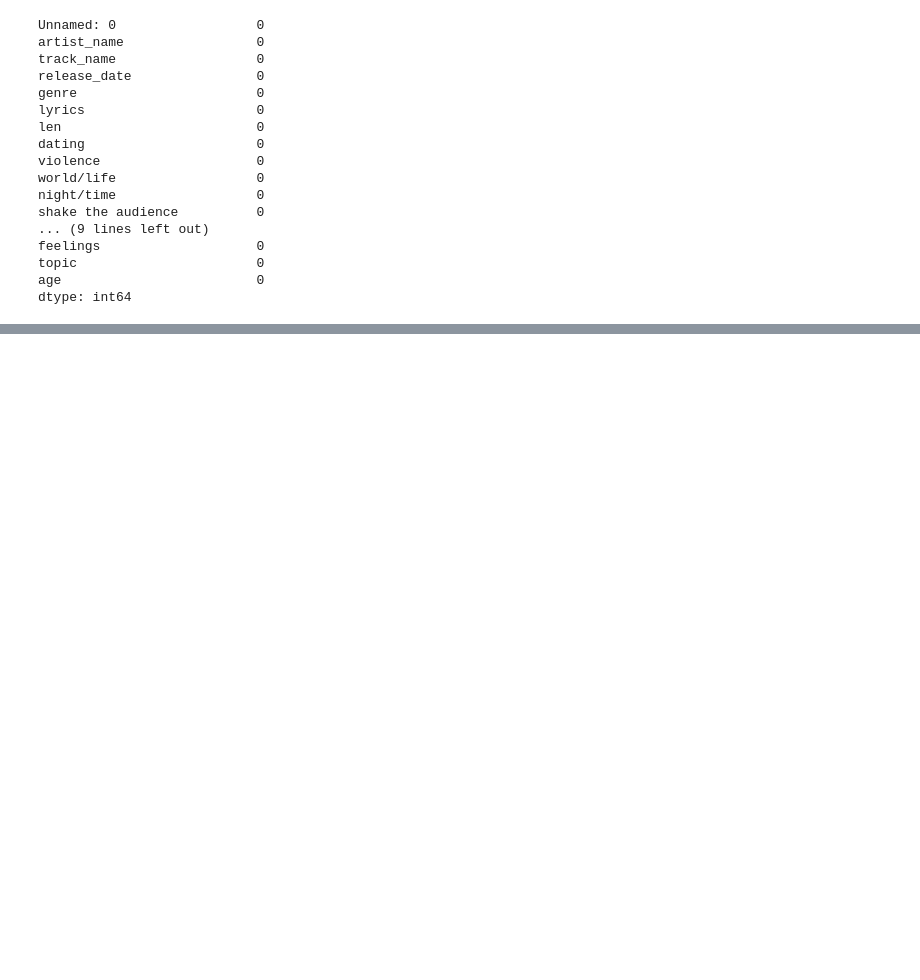
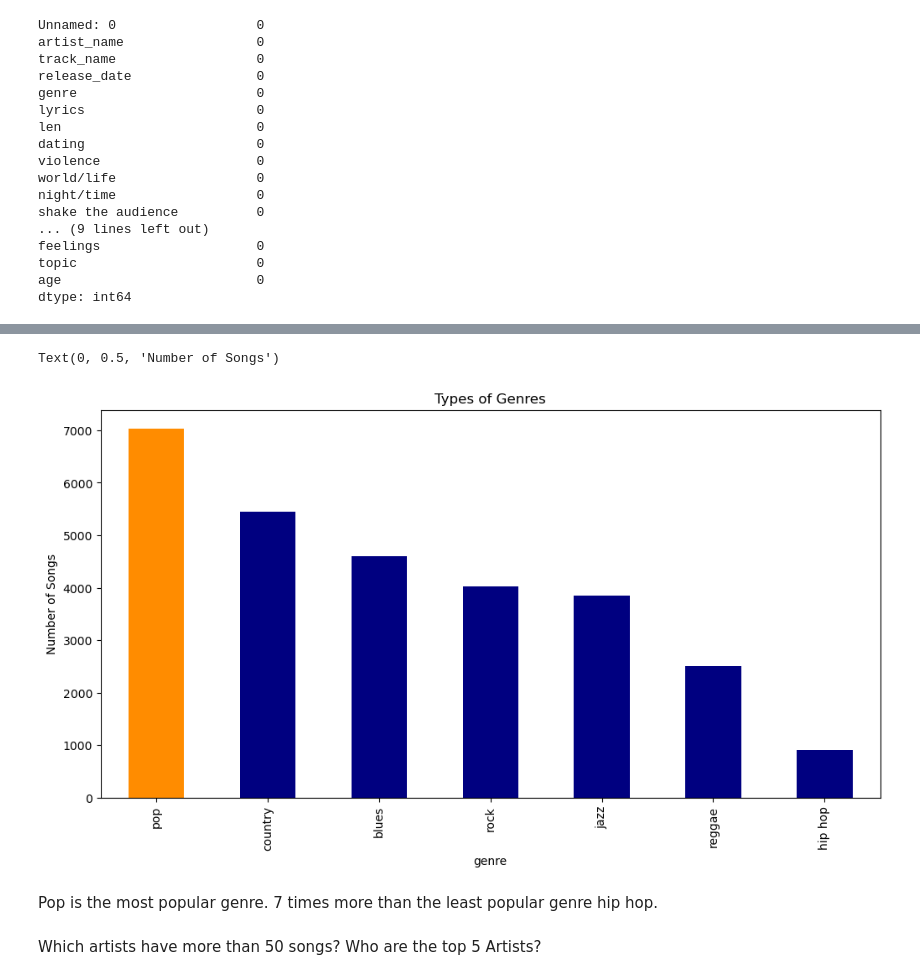
Before and after one commit to khadazhaia/Music-Recommendation-Algorithm, a Jupyter notebook: code/01eda.ipynb, the cells around one changed output, grey strips where cells are left out. Cells and saved outputs as stored; diff of their text form; code cells hidden in the pictures; blank space fills up the shorter version.

```diff
--- a/code/01eda.ipynb
+++ b/code/01eda.ipynb
@@ -127,0 +147,3 @@ dtype: int64
+# %%
+genres = music_df["genre"].value_counts()
+genres
@@ -127,0 +160,18 @@ dtype: int64
+# %%
+most_popular = genres.max()
+
+# Assign colors: orange for the max value, blue for others
+colors = ["darkorange" if count == most_popular  else "navy" for count in genres]
+
+# Plot the types of genres
+plt.figure(figsize=(12, 6))
+genres.plot(kind='bar', color=colors)
+plt.title("Types of Genres")
+plt.ylabel("Number of Songs")
+# %% [output]
+Text(0, 0.5, 'Number of Songs')
+[figure, added]
+# %% [markdown]
+Pop is the most popular genre. 7 times more than the least popular genre hip hop.
+# %% [markdown]
+Which artists have more than 50 songs? Who are the top 5 Artists?
```
Also changed, not shown: parts of 38 cells of this notebook.
